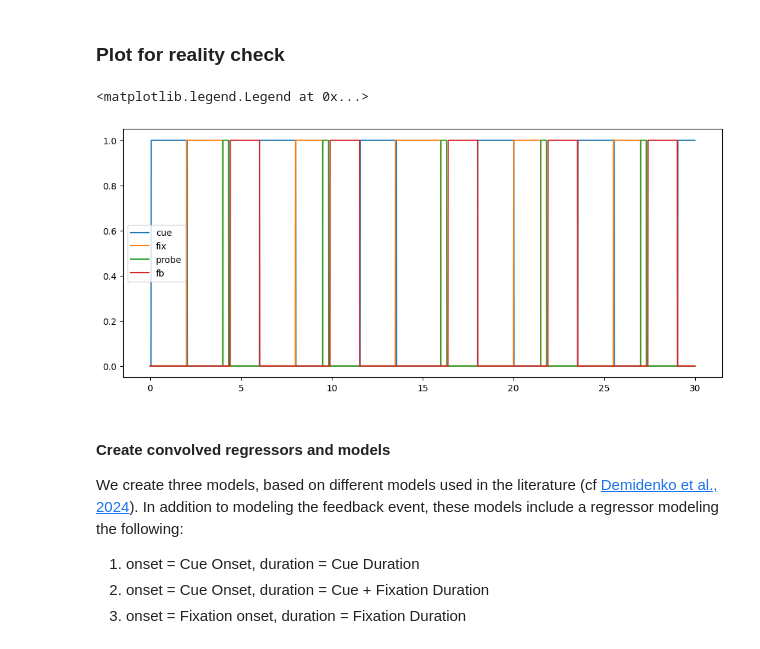
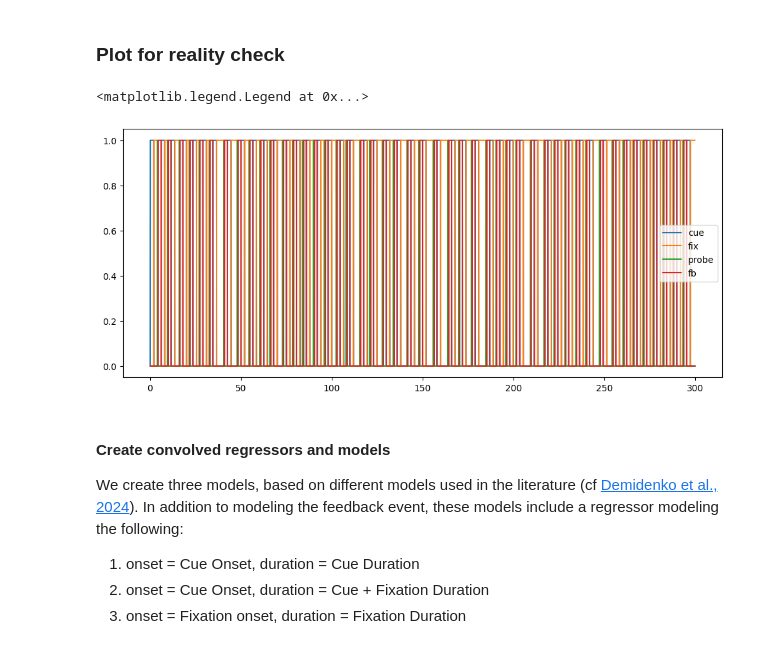
Before and after one commit to poldrack/MID_simulations, a Jupyter notebook: MID_sim.ipynb, the cells around one changed output. Saved outputs shown, nothing was run; the diff lists cells and outputs as text; code cells hidden in the pictures.

```diff
--- a/MID_sim.ipynb
+++ b/MID_sim.ipynb
@@ -14,8 +14,6 @@ from poldracklab.fmri.spm_hrf import spm_hrf
 import statsmodels.api as sm
 import statsmodels.formula.api as smf
 
-resolution = .01  # fine-grained time resolution
-
 np.random.seed(1234)
 # %% [markdown]
 ####  Data loader
@@ -47,7 +45,7 @@ events.head()
 
 Create the regressors for each event; these are boxcar regressors that are defined as the actual duration of the event.
 # %%
-def get_trial_regressors(df, resolution=.01, padding=2):
+def get_trial_regressors(df, resolution=.1, padding=2):
     maxtime = np.round(df.iloc[-1, df.columns=='FEEDBACK_ONSET'][0] +
                        df.iloc[-1, df.columns=='FEEDBACK_DURATION'][0] + padding).astype('int')
 
@@ -88,20 +86,21 @@ def get_trial_regressors(df, resolution=.01, padding=2):
         sf.loc[fb_idx, 'fb'] = 1
     return(sf, all_event_times)
 
-sf, all_event_times = get_trial_regressors(events, resolution)
+sf, all_event_times = get_trial_regressors(events)
 # %% [markdown]
 ### Plot for reality check
 # %%
 ntp = 3000
 plt.figure(figsize=(12,5))
+resolution=.1
 plt.plot(sf.index[:ntp] * resolution, sf.cue[:ntp], label='cue')
 plt.plot(sf.index[:ntp] * resolution, sf.fix[:ntp], label='fix')
 plt.plot(sf.index[:ntp] * resolution, sf.probe[:ntp], label='probe')
 plt.plot(sf.index[:ntp] * resolution, sf.fb[:ntp], label='fb')
 plt.legend()
 # %% [output]
 <matplotlib.legend.Legend at 0x...>
-[figure, old version]
+[figure, new version]
 # %% [markdown]
 #### Create convolved regressors and models
 
```
Also changed, not shown: parts of 18 cells of this notebook.
